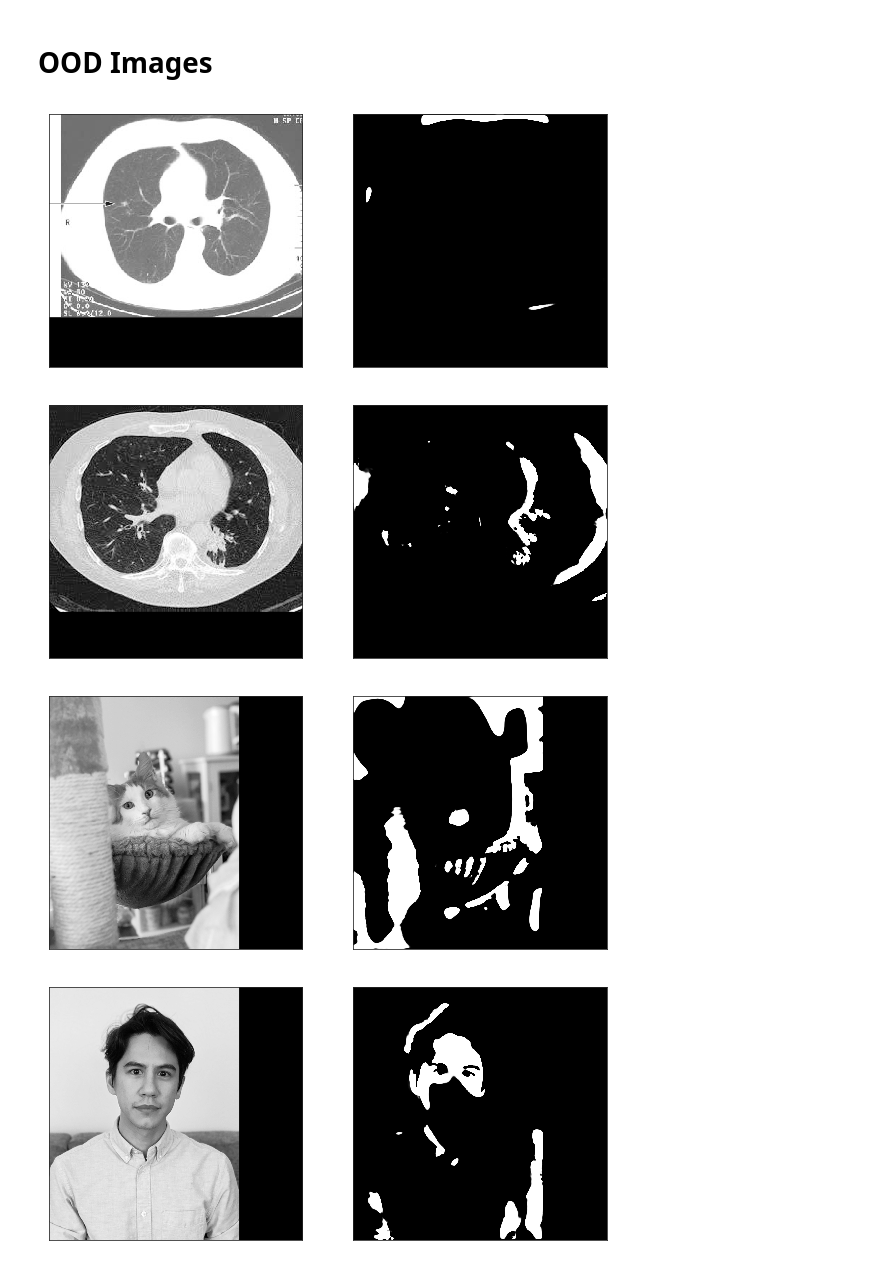
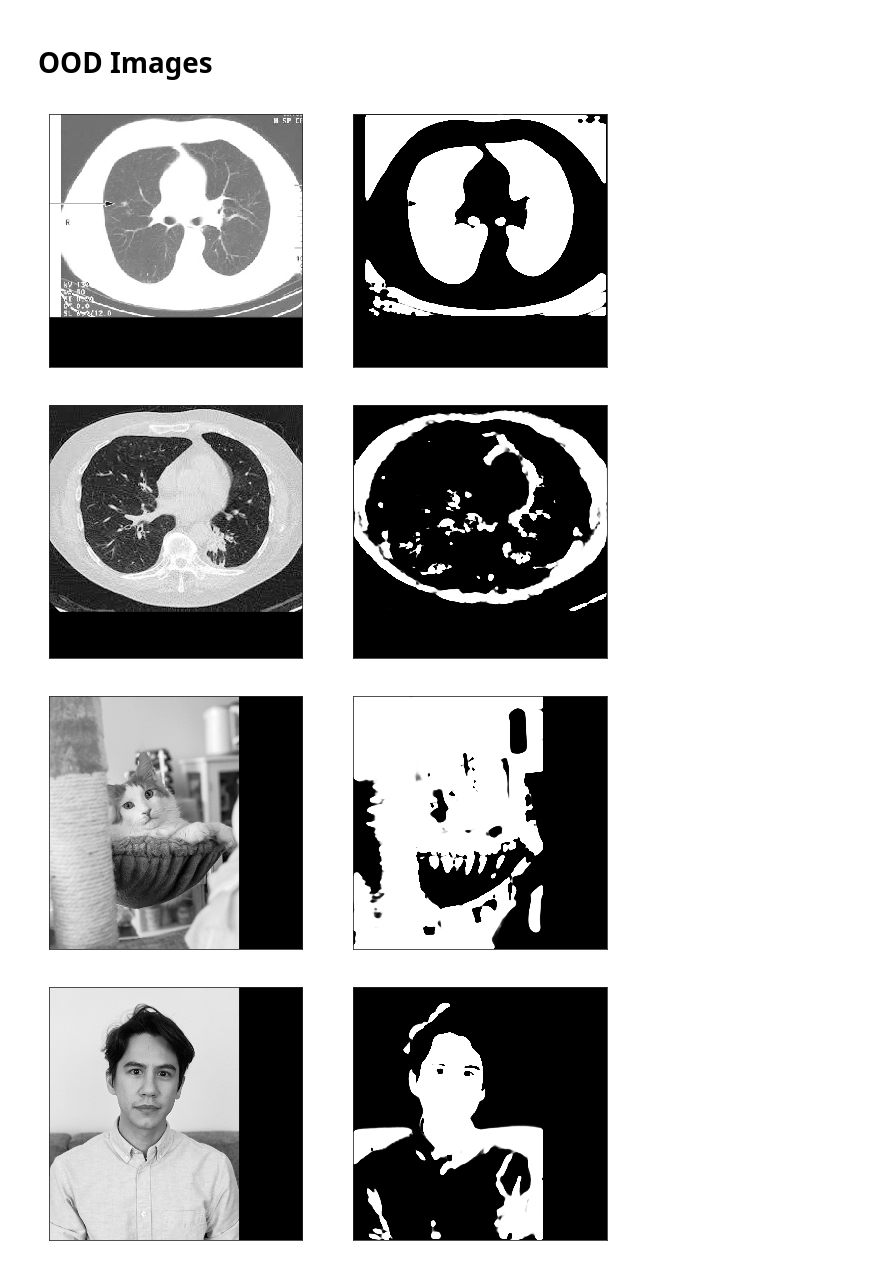
Before and after one commit to sremedios/hophacks-2020, a Jupyter notebook: ood.ipynb, the cells around one changed output. Saved outputs shown, nothing was run; the diff lists cells and outputs as text; code cells hidden in the pictures.

```diff
--- a/ood.ipynb
+++ b/ood.ipynb
@@ -84,7 +84,7 @@ encoding_shape = [64,]
 # %%
 WEIGHT_DIR = Path("weights")
 
-seg_weight_fpath = WEIGHT_DIR / "weights_epoch_500.h5"
+seg_weight_fpath = WEIGHT_DIR / "weights_epoch_100.h5"
 seg_chkpt = torch.load(seg_weight_fpath)
 
 flow_weight_fpath = WEIGHT_DIR / "flow_weights_epoch_100.h5"
@@ -94,7 +94,11 @@ model = UNet(n_channels=1, kernel_size=3, ds=1).cuda()
 model.load_state_dict(seg_chkpt['model'])
 _ = model.eval()
 # %%
-alph = [1.0, 80.0, 500.0]
-flow = Phi(nTh=2, m=128, d=np.prod(encoding_shape), alph=alph).cuda()
+alph = alph = [1.0, 1.0, 1.0]
+nt = 16 * 2 # doubled from training; n time steps
+nTh = 2 # num layers in internal ResNet
+m = 256 # hidden dim in internal ResNet
+
+flow = Phi(nTh=nTh, m=m, d=np.prod(encoding_shape[1:]), alph=alph).cuda()
 flow.load_state_dict(flow_chkpt['model'])
 _ = flow.eval()
@@ -110,17 +111,15 @@ for i, (xs, ys) in tqdm(enumerate(dataloader), total=len(dataloader)):
     # encode and discard spatial dims
     ys_enc = model.encode(xs)[:, :, 0, 0]
 
-    # clip parameters
-    for p in flow.parameters():
-        p.data = torch.clamp(p.data, clampMin, clampMax)
-
     # forward flow + loss
     loss, costs = compute_loss(flow, ys_enc, nt=2)
 
+    negloglik = costs[0]
 
-    loglikelihoods.append(loss.detach().cpu().item())
 
-    if i > 100:
+    loglikelihoods.append(-negloglik.detach().cpu().item())
+
+    if i > 500:
         break
 # %% [markdown]
 # LogLikelihoods of Test Set
@@ -140,14 +139,12 @@ with tqdm(total=len(test_dataloader)) as pbar:
         ### OOD detection
         ys_enc = model.encode(xs)[:, :, 0, 0]
 
-        # clip parameters
-        for p in flow.parameters():
-            p.data = torch.clamp(p.data, clampMin, clampMax)
-
         # forward flow + loss
         loss, costs = compute_loss(flow, ys_enc, nt=2)
 
-        test_likelihoods.append(loss.detach().cpu().item())
+        negloglik = costs[0]
+
+        test_likelihoods.append(-negloglik.detach().cpu().item())
 
 
         pbar.update(1)
@@ -173,37 +170,35 @@ multiplot([
 # %%
 ood_likelihoods = []
 
 for fpath in ood_fpaths:
     x = ImageOps.grayscale(Image.open(fpath))
     x = np.array(x)
     x = norm(pad_and_resize(x))
     x = torch.from_numpy(x[np.newaxis, np.newaxis, ...])
     x = x.float().cuda()
 
     ### segment
     y_hat = model(x)
 
     ### OOD detection
     y_enc = model.encode(x)[:, :, 0, 0]
 
-    # clip parameters
-    for p in flow.parameters():
-        p.data = torch.clamp(p.data, clampMin, clampMax)
-
     # forward flow + loss
     loss, costs = compute_loss(flow, y_enc, nt=2)
 
-    ood_likelihoods.append(loss.detach().cpu().item())
+    negloglik = costs[0]
+
+    ood_likelihoods.append(-negloglik.detach().cpu().item())
 
     multiplot([
         np.rot90(x[0,0].detach().cpu().numpy(), k=3),
         np.rot90(y_hat[0,0].detach().cpu().numpy(), k=3),
     ])
 # %% [output]
-[figure, old version]
+[figure, new version]
-[figure, old version]
+[figure, new version]
-[figure, old version]
+[figure, new version]
-[figure, old version]
+[figure, new version]
 # %%
 ood_likelihoods
 # %% [output]
```
Also changed, not shown: parts of 7 cells of this notebook, 1 other file.
